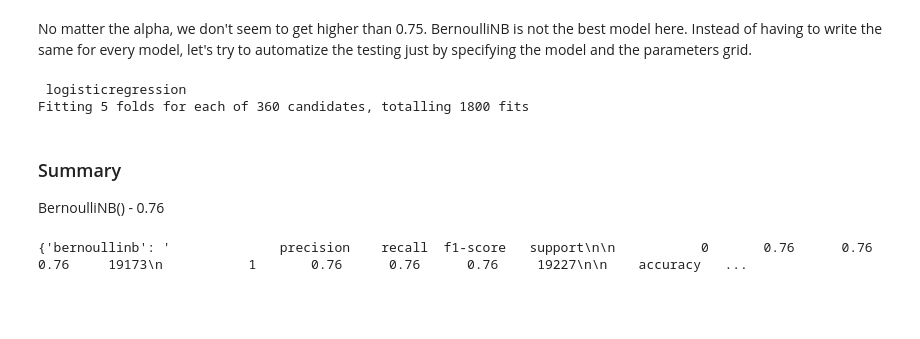
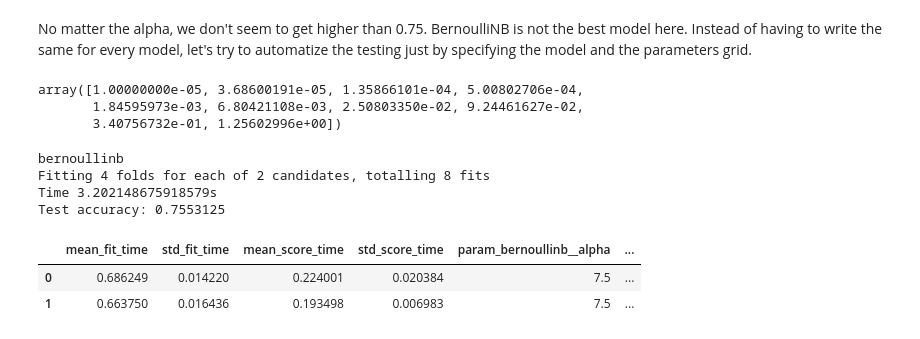
Before and after one commit to ogrnz/ML_project, a Jupyter notebook: og.ipynb, the cells around one changed output. Saved outputs shown, nothing was run; the diff lists cells and outputs as text; code cells hidden in the pictures; blank space fills up the shorter version.

```diff
--- a/og.ipynb
+++ b/og.ipynb
@@ -450,11 +530,17 @@ for model in models:
 
 # Initialize empty dictionary
 reports = {}
+# %%
+10**np.linspace(-5, 0.099, 10)
+# %% [output]
+array([1.00000000e-05, 3.68600191e-05, 1.35866101e-04, 5.00802706e-04,
+       1.84595973e-03, 6.80421108e-03, 2.50803350e-02, 9.24461627e-02,
+       3.40756732e-01, 1.25602996e+00])
 # %%
 # Fit each different pipeline
 
 for pipe in pipes:
-    print("\n", pipe.steps[1][0])
+    print(pipe.steps[1][0])
     start = time.time()
 
     gridsearch = GridSearchCV(pipe, params[pipe.steps[1][0]], scoring="accuracy", cv=folds, n_jobs=-1, verbose=3)
@@ -467,16 +553,16 @@ for pipe in pipes:
     reports[pipe.steps[1][0]] = classification_report(y_test, y_pred)
 
     print(f"Time {time.time() - start}s")
-    print(resdf[resdf["rank_test_score"] == 1])
+    #print(resdf[resdf["rank_test_score"] == 1])
     print(f"Test accuracy: {score}")
 # %% [output]
- logisticregression
-Fitting 5 folds for each of 360 candidates, totalling 1800 fits
+bernoullinb
+Fitting 4 folds for each of 2 candidates, totalling 8 fits
+Time 3.202148675918579s
+Test accuracy: 0.7553125
-# %% [markdown]
-### Summary
-
-BernoulliNB() - 0.76
-# %%
-reports
-# %% [output]
-{'bernoullinb': '              precision    recall  f1-score   support\n\n           0       0.76      0.76      0.76     19173\n           1       0.76      0.76      0.76     19227\n\n    accuracy   ...
+# %%
+resdf.sort_values(by=["rank_test_score"])
+# %% [output]
+|  | mean_fit_time | std_fit_time | mean_score_time | std_score_time | param_bernoullinb__alpha | ... |
+| 0 | 0.686249 | 0.014220 | 0.224001 | 0.020384 | 7.5 | ... |
+| 1 | 0.663750 | 0.016436 | 0.193498 | 0.006983 | 7.5 | ... |
```
Also changed, not shown: parts of 19 cells of this notebook.
